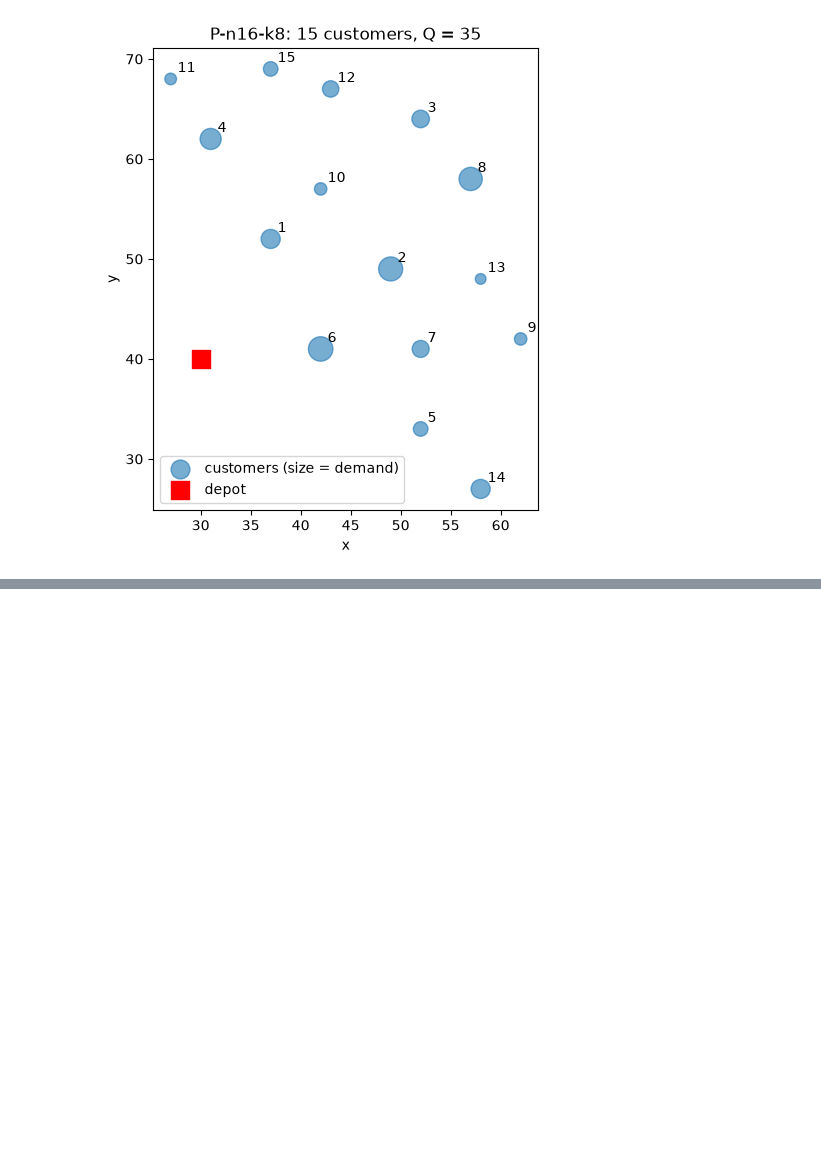
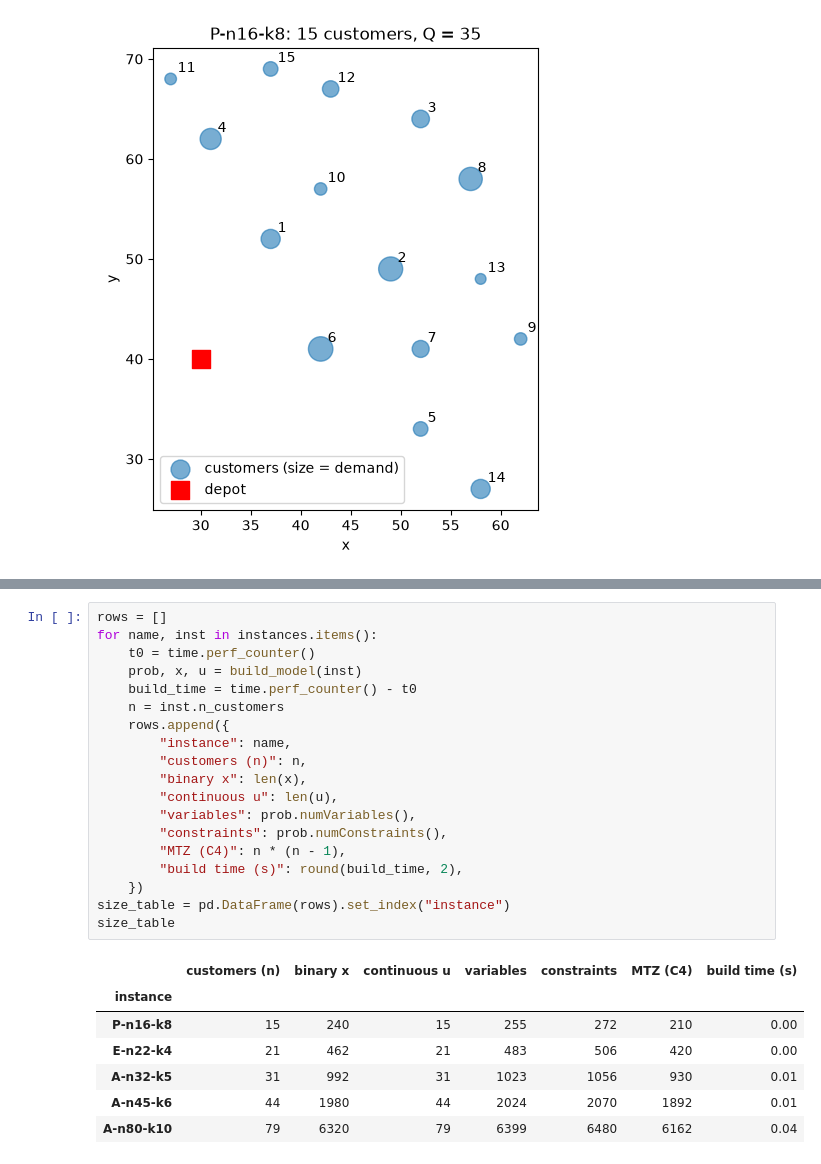
Before and after one commit to nisalgangana/optimization-assignment-cvrp, a Jupyter notebook: notebooks/main.ipynb, the cells around one changed output, grey strips where cells are left out. Drawn from its saved outputs; the diff is of its cells as text; blank space fills up the shorter version.

Commit message:
feat: add data and model size sections to main notebook

```diff
--- a/notebooks/main.ipynb
+++ b/notebooks/main.ipynb
@@ -103,0 +116,27 @@ plt.show()
+# %%
+rows = []
+for name, inst in instances.items():
+    t0 = time.perf_counter()
+    prob, x, u = build_model(inst)
+    build_time = time.perf_counter() - t0
+    n = inst.n_customers
+    rows.append({
+        "instance": name,
+        "customers (n)": n,
+        "binary x": len(x),
+        "continuous u": len(u),
+        "variables": prob.numVariables(),
+        "constraints": prob.numConstraints(),
+        "MTZ (C4)": n * (n - 1),
+        "build time (s)": round(build_time, 2),
+    })
+size_table = pd.DataFrame(rows).set_index("instance")
+size_table
+# %% [output]
+|  | customers (n) | binary x | continuous u | variables | constraints | MTZ (C4) | build time (s) |
+| instance |  |  |  |  |  |  |  |
+| P-n16-k8 | 15 | 240 | 15 | 255 | 272 | 210 | 0.00 |
+| E-n22-k4 | 21 | 462 | 21 | 483 | 506 | 420 | 0.00 |
+| A-n32-k5 | 31 | 992 | 31 | 1023 | 1056 | 930 | 0.01 |
+| A-n45-k6 | 44 | 1980 | 44 | 2024 | 2070 | 1892 | 0.01 |
+| A-n80-k10 | 79 | 6320 | 79 | 6399 | 6480 | 6162 | 0.04 |
```
Also changed, not shown: parts of 3 cells of this notebook.
